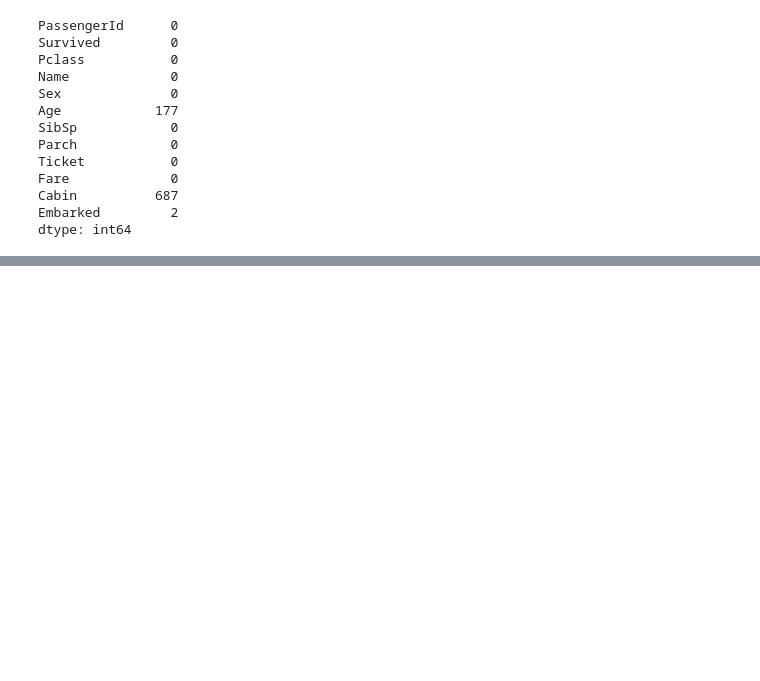
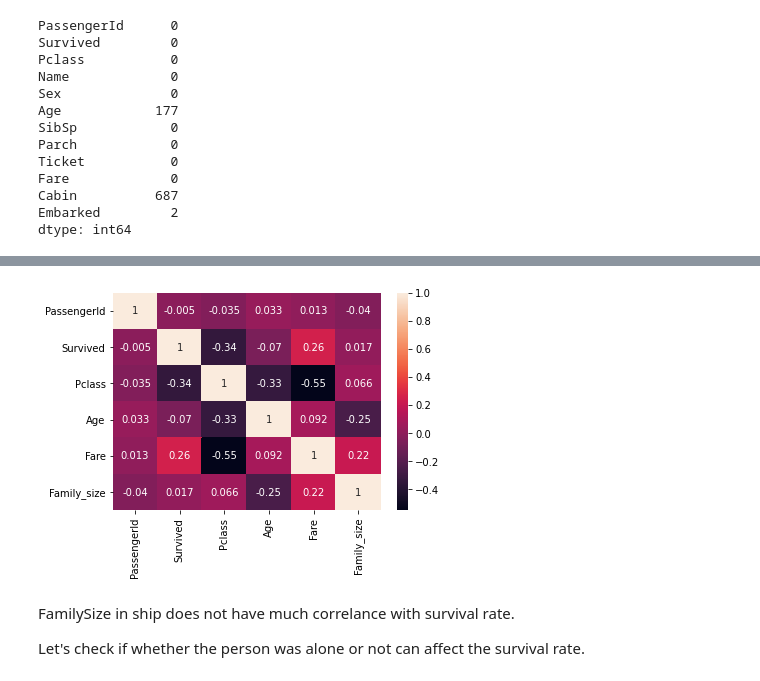
Before and after one commit to adithyaraajaraam/Python-and-Data-Analytics-ShapeAi, a Jupyter notebook: TitanicMathaiCharly.ipynb, the cells around one changed output, grey strips where cells are left out. Cells and saved outputs as stored; diff of their text form; code cells hidden in the pictures; blank space fills up the shorter version.

```diff
--- a/TitanicMathaiCharly.ipynb
+++ b/TitanicMathaiCharly.ipynb
@@ -199,0 +127,4 @@ X_train,X_test,y_train,y_test=train_test_split(X,y,test_size=0.25,random_state=4
+# %%
+df['Family_size'] = df['SibSp'] + df['Parch']
+df.drop(['SibSp', 'Parch'], axis = 1, inplace = True)
+df.head()
@@ -199,0 +138,10 @@ X_train,X_test,y_train,y_test=train_test_split(X,y,test_size=0.25,random_state=4
+# %%
+corrMat = df.corr()
+sb.heatmap(corrMat, annot=True)
+plt.show()
+# %% [output]
+[figure, added]
+# %% [markdown]
+FamilySize in ship  does not have much correlance with survival rate.
+
+Let's check if whether the person was alone or not can affect the survival rate.
```
Also changed, not shown: parts of 50 cells of this notebook.
